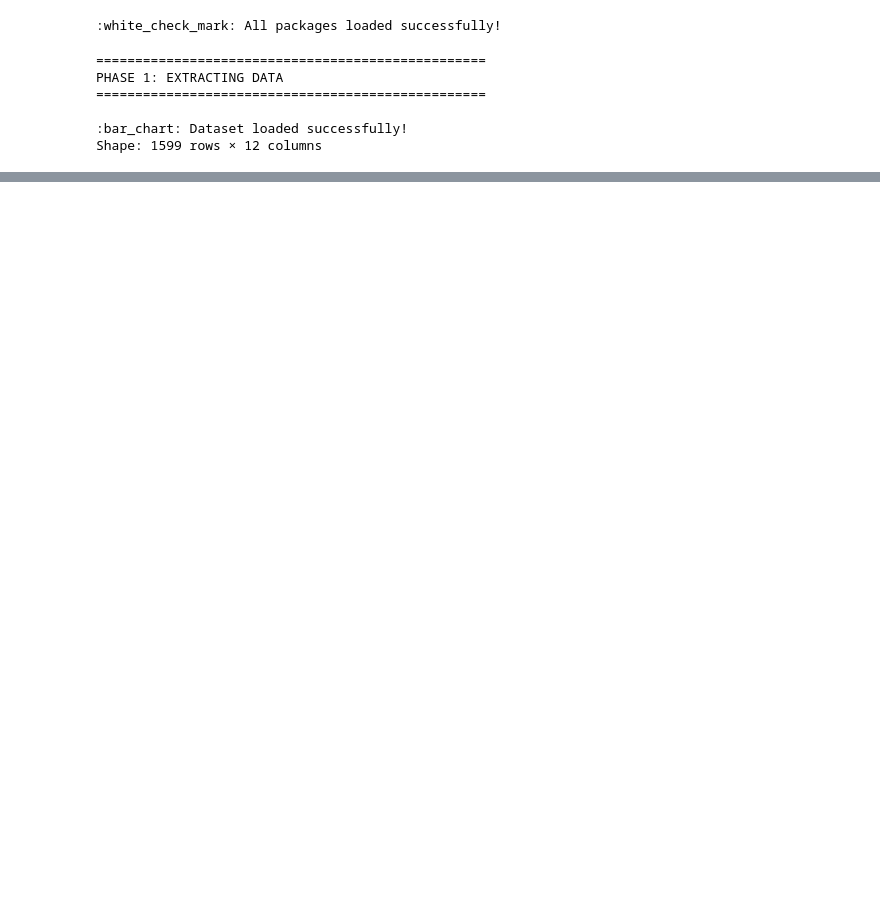
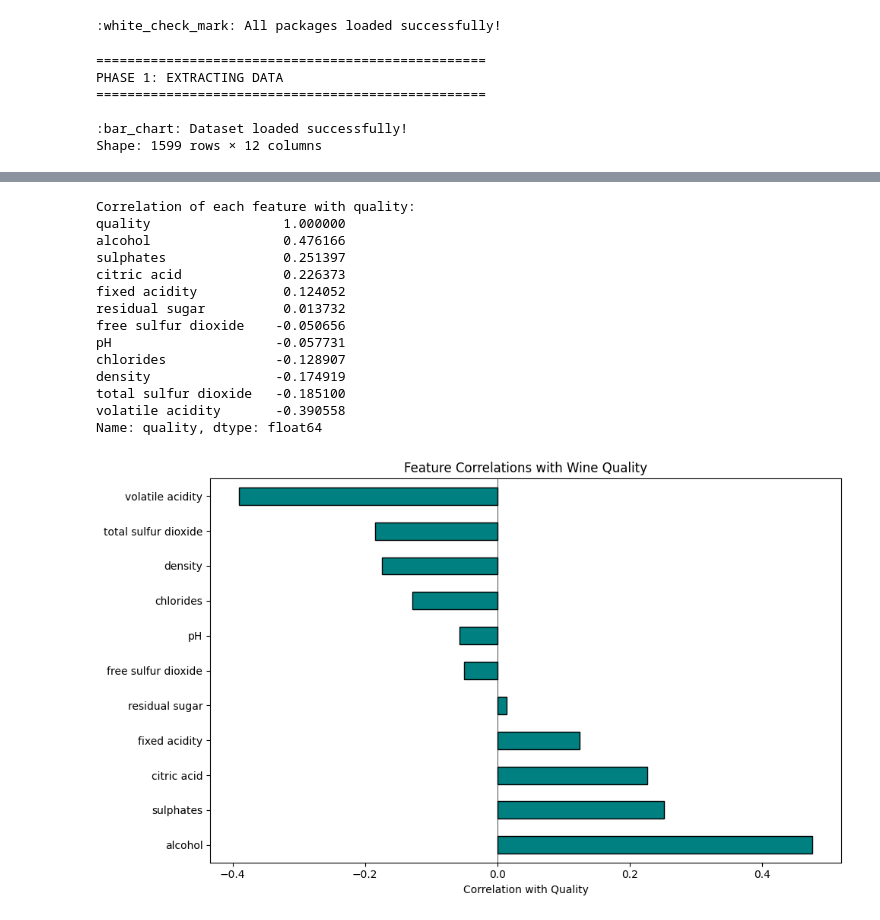
Before and after one commit to StrayDogSyn/AISE-Curriculum-Weekly, a Jupyter notebook: in_class_demo.ipynb, the cells around one changed output, grey strips where cells are left out. Saved outputs shown, nothing was run; the diff lists cells and outputs as text; code cells hidden in the pictures; blank space fills up the shorter version.

```diff
--- a/in_class_demo.ipynb
+++ b/in_class_demo.ipynb
@@ -55,0 +142,30 @@ Shape: 1599 rows × 12 columns
+# %%
+# Quick correlation check
+print("\nCorrelation of each feature with quality:")
+correlations = df.drop('good_wine', axis=1).corr()['quality'].sort_values(ascending=False)
+print(correlations)
+
+# Visualize top correlations
+plt.figure(figsize=(10, 6))
+correlations.drop('quality').plot(kind='barh', color='teal', edgecolor='black')
+plt.xlabel('Correlation with Quality')
+plt.title('Feature Correlations with Wine Quality')
+plt.axvline(x=0, color='black', linestyle='-', linewidth=0.5)
+plt.tight_layout()
+plt.show()
+# %% [output]
+Correlation of each feature with quality:
+quality                 1.000000
+alcohol                 0.476166
+sulphates               0.251397
+citric acid             0.226373
+fixed acidity           0.124052
+residual sugar          0.013732
+free sulfur dioxide    -0.050656
+pH                     -0.057731
+chlorides              -0.128907
+density                -0.174919
+total sulfur dioxide   -0.185100
+volatile acidity       -0.390558
+Name: quality, dtype: float64
+[figure, added]
```
Also changed, not shown: parts of 12 cells of this notebook, 31 other files.
